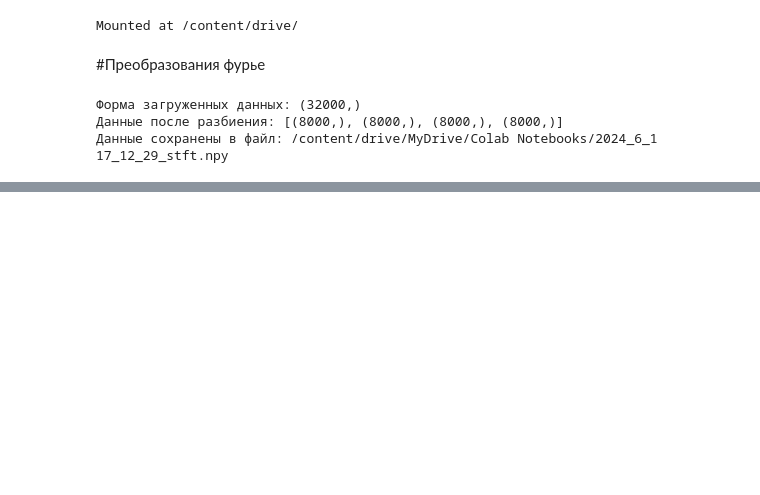
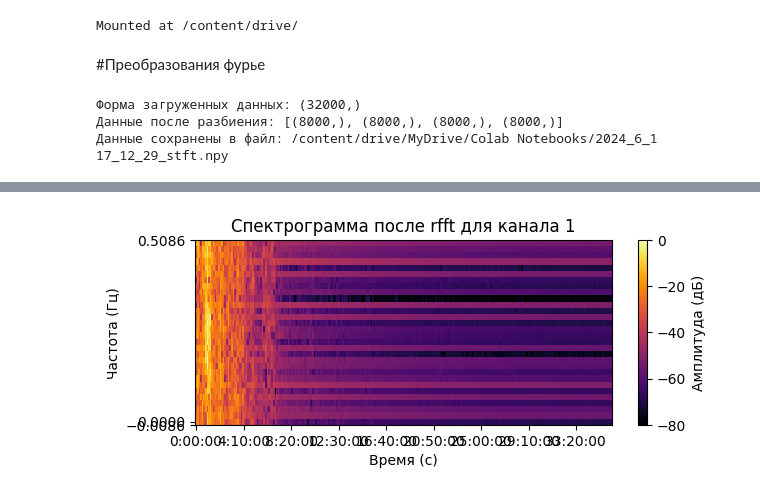
Before and after one commit to melnikovknst/COOKIE_2024, a Jupyter notebook: WindowFurie.ipynb, the cells around one changed output, grey strips where cells are left out. Cells and saved outputs as stored; diff of their text form; code cells hidden in the pictures; blank space fills up the shorter version.

```diff
--- a/WindowFurie.ipynb
+++ b/WindowFurie.ipynb
@@ -135,0 +209,66 @@ plot_spectrograms(file_path)
+# %%
+import numpy as np
+import librosa
+import matplotlib.pyplot as plt
+import librosa.display
+
+def plot_spectrograms(file_path, n_fft=512, hop_length=256):
+    # Загружаем данные из numpy файла
+    data = np.load(file_path)
+
+    # Преобразуем данные в тип с плавающей запятой
+    data = data.astype(np.float32)
+
+    # Убедимся, что данные можно разделить на 4 канала
+    num_channels = 4
+    if len(data) % num_channels != 0:
+        print("Ошибка: данные не делятся на 4 канала.")
+        return
+
+    # Разделяем данные на 4 канала
+    data_split = np.split(data, num_channels)
+
+    # Применяем STFT для каждого канала
+    stft_data = []
+    for channel_data in data_split:
+        # Рассчитываем количество фреймов
+        num_frames = (len(channel_data) - n_fft) // hop_length + 1
+        channel_stft = []
+
+        # Применяем rfft для каждого фрейма
+        for i in range(num_frames):
+            start_idx = i * hop_length
+            end_idx = start_idx + n_fft
+            frame_data = channel_data[start_idx:end_idx]
+
+            # Применяем rfft (реальное преобразование Фурье)
+            filtered_spectr = np.fft.rfft(frame_data)
+            channel_stft.append(np.abs(filtered_spectr))  # Модуль спектра
+
+        # Преобразуем список в двумерный массив (время x частотные бины)
+        stft_data.append(np.array(channel_stft))
+
+    # Конвертируем список в numpy массив для всех каналов
+    stft_data = np.array(stft_data)
+
+
+
+    # Отображаем спектрограмму для первого канала после rfft
+    plt.subplot(2, 1, 2)
+    # Используем данные из stft_data для первого канала
+    stft_channel_1 = stft_data[0]  # Для первого канала
+    stft_channel_1_db = librosa.amplitude_to_db(stft_channel_1, ref=np.max)
+    librosa.display.specshow(stft_channel_1_db, sr=1, x_axis='time', y_axis='log', cmap='inferno')
+    plt.colorbar(label='Амплитуда (дБ)')
+    plt.title('Спектрограмма после rfft для канала 1')
+    plt.xlabel('Время (с)')
+    plt.ylabel('Частота (Гц)')
+
+    plt.tight_layout()
+    plt.show()
+
+# Пример использования:
+file_path = '/content/drive/MyDrive/Colab Notebooks/2024_6_1 17_12_29.npy'  # Путь к вашему numpy файлу
+plot_spectrograms(file_path)
+# %% [output]
+[figure, added]
```
Also changed, not shown: parts of 2 cells of this notebook.
